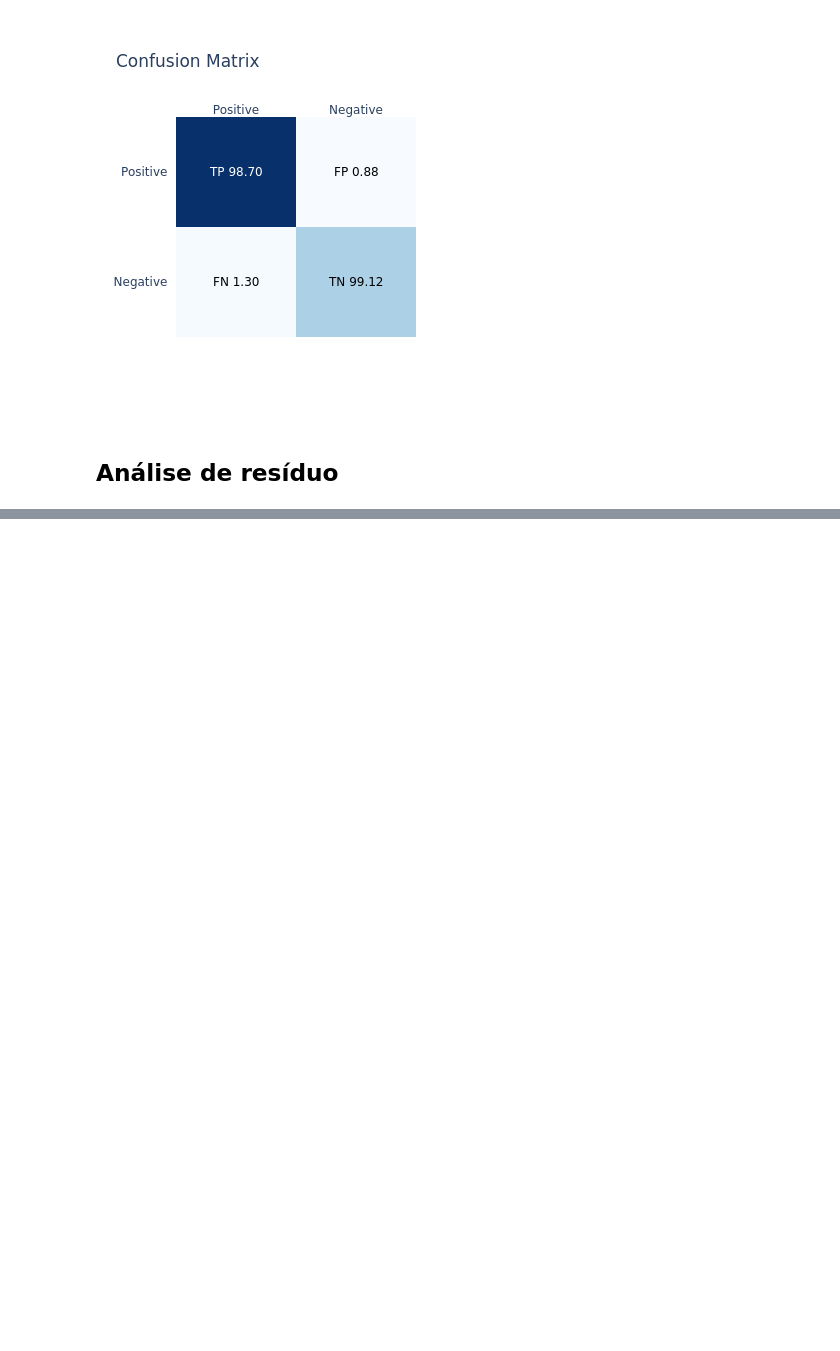
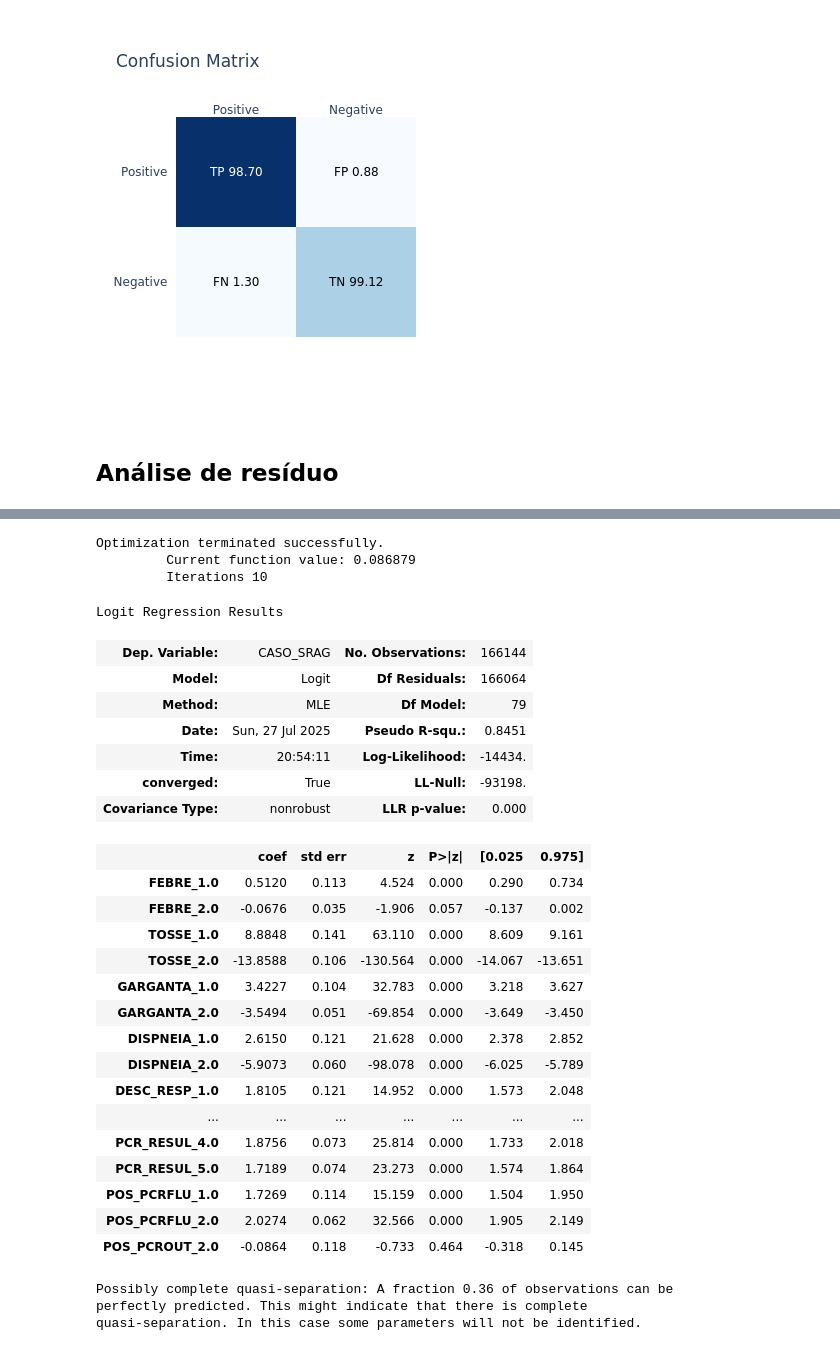
Before and after one commit to HeyLucasLeao/ols-regression-challenge, a Jupyter notebook: srag/eda.ipynb, the cells around one changed output, grey strips where cells are left out. Saved outputs shown, nothing was run; the diff lists cells and outputs as text; code cells hidden in the pictures; blank space fills up the shorter version.

```diff
--- a/srag/eda.ipynb
+++ b/srag/eda.ipynb
@@ -701,0 +783,36 @@ cm(model, df_test[filtered_features], df_test[target], fig_type="png")
+# %%
+X = sm.add_constant(df_train[filtered_features])  # adiciona intercepto
+modelo = sm.Logit(df_train[target], df_train[filtered_features]).fit()
+
+modelo.summary()
+# %% [output]
+Optimization terminated successfully.
+         Current function value: 0.086879
+         Iterations 10
+Logit Regression Results
+| Dep. Variable: | CASO_SRAG | No. Observations: | 166144 |
+| Model: | Logit | Df Residuals: | 166064 |
+| Method: | MLE | Df Model: | 79 |
+| Date: | Sun, 27 Jul 2025 | Pseudo R-squ.: | 0.8451 |
+| Time: | 20:54:11 | Log-Likelihood: | -14434. |
+| converged: | True | LL-Null: | -93198. |
+| Covariance Type: | nonrobust | LLR p-value: | 0.000 |
+|  | coef | std err | z | P>|z| | [0.025 | 0.975] |
+| FEBRE_1.0 | 0.5120 | 0.113 | 4.524 | 0.000 | 0.290 | 0.734 |
+| FEBRE_2.0 | -0.0676 | 0.035 | -1.906 | 0.057 | -0.137 | 0.002 |
+| TOSSE_1.0 | 8.8848 | 0.141 | 63.110 | 0.000 | 8.609 | 9.161 |
+| TOSSE_2.0 | -13.8588 | 0.106 | -130.564 | 0.000 | -14.067 | -13.651 |
+| GARGANTA_1.0 | 3.4227 | 0.104 | 32.783 | 0.000 | 3.218 | 3.627 |
+| GARGANTA_2.0 | -3.5494 | 0.051 | -69.854 | 0.000 | -3.649 | -3.450 |
+| DISPNEIA_1.0 | 2.6150 | 0.121 | 21.628 | 0.000 | 2.378 | 2.852 |
+| DISPNEIA_2.0 | -5.9073 | 0.060 | -98.078 | 0.000 | -6.025 | -5.789 |
+| DESC_RESP_1.0 | 1.8105 | 0.121 | 14.952 | 0.000 | 1.573 | 2.048 |
+| ... | ... | ... | ... | ... | ... | ... |
+| PCR_RESUL_4.0 | 1.8756 | 0.073 | 25.814 | 0.000 | 1.733 | 2.018 |
+| PCR_RESUL_5.0 | 1.7189 | 0.074 | 23.273 | 0.000 | 1.574 | 1.864 |
+| POS_PCRFLU_1.0 | 1.7269 | 0.114 | 15.159 | 0.000 | 1.504 | 1.950 |
+| POS_PCRFLU_2.0 | 2.0274 | 0.062 | 32.566 | 0.000 | 1.905 | 2.149 |
+| POS_PCROUT_2.0 | -0.0864 | 0.118 | -0.733 | 0.464 | -0.318 | 0.145 |
+Possibly complete quasi-separation: A fraction 0.36 of observations can be
+perfectly predicted. This might indicate that there is complete
+quasi-separation. In this case some parameters will not be identified.
```
Also changed, not shown: parts of 9 cells of this notebook.
